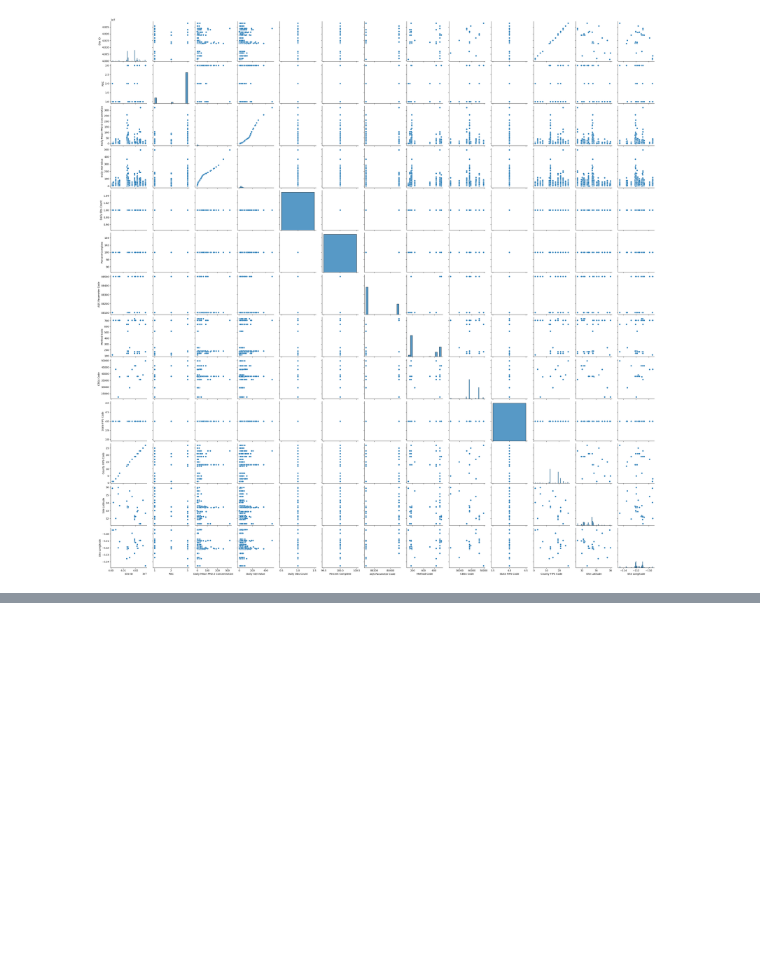
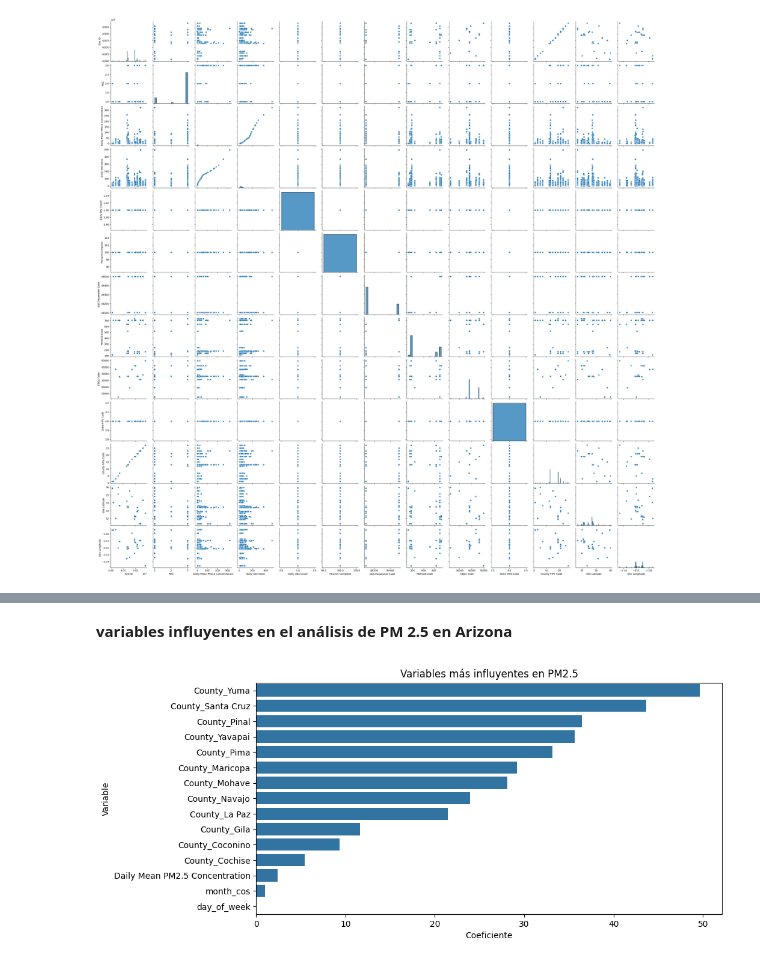
Before and after one commit to Fx2048/PI_Equipo04, a Jupyter notebook: Proyectos_de_ingenieria1/Talleres/Informe_Componentes_aire_Regresión_Lineal/INFORME_MAYORI_TURIN.ipynb, the cells around one changed output, grey strips where cells are left out. Saved outputs shown, nothing was run; the diff lists cells and outputs as text; code cells hidden in the pictures; blank space fills up the shorter version.

```diff
--- a/Proyectos_de_ingenieria1/Talleres/Informe_Componentes_aire_Regresión_Lineal/INFORME_MAYORI_TURIN.ipynb
+++ b/Proyectos_de_ingenieria1/Talleres/Informe_Componentes_aire_Regresión_Lineal/INFORME_MAYORI_TURIN.ipynb
@@ -211,0 +274,23 @@ Variables más influyentes:
+# %% [markdown]
+**variables influyentes en el análisis de PM 2.5 en Arizona**
+# %%
+
+import pandas as pd
+
+coef_df = pd.DataFrame({
+    'Variable': X.columns,
+    'Coeficiente': model.coef_
+}).sort_values(by='Coeficiente', ascending=False)
+
+plt.figure(figsize=(10,5))
+
+sns.barplot(
+    data=coef_df.head(15),
+    x='Coeficiente',
+    y='Variable'
+)
+
+plt.title("Variables más influyentes en PM2.5")
+plt.show()
+# %% [output]
+[figure, added]
```
Also changed, not shown: parts of 9 cells of this notebook.
